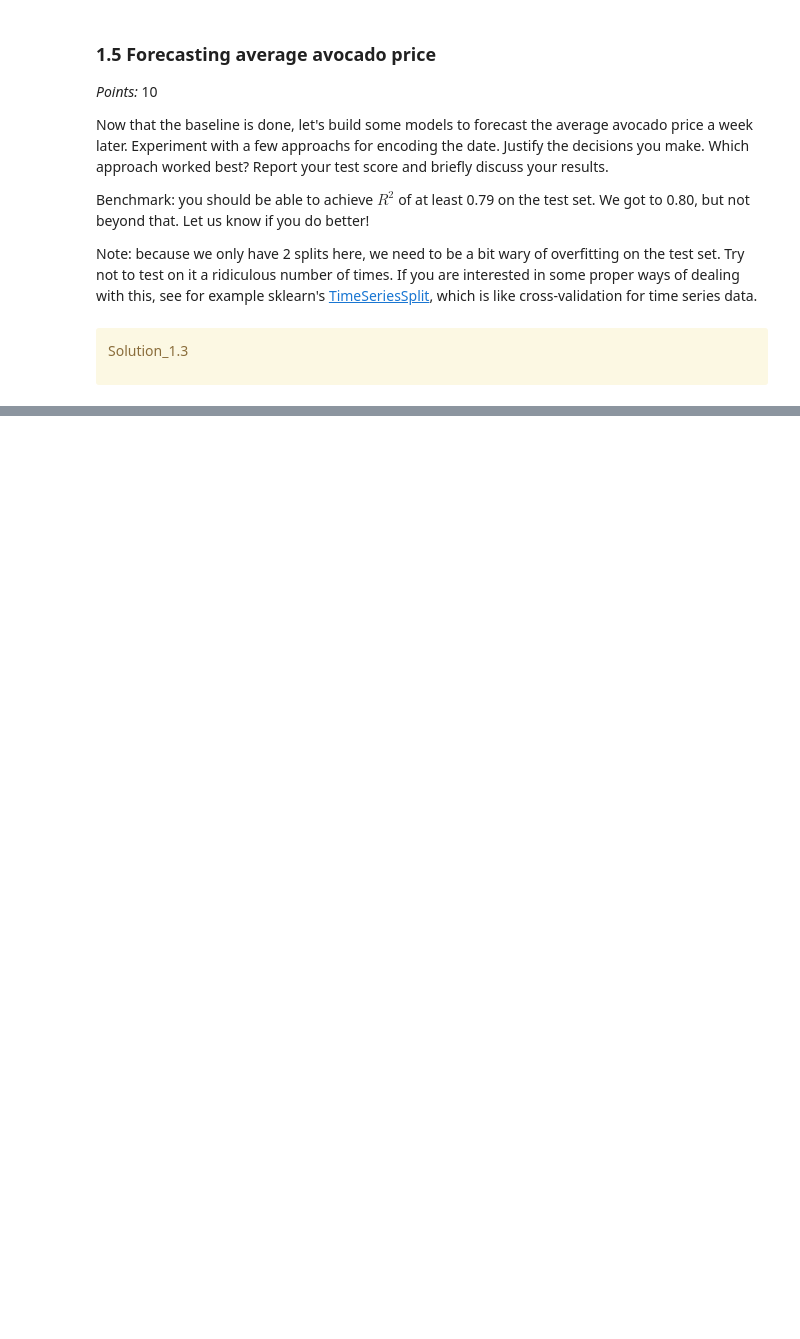
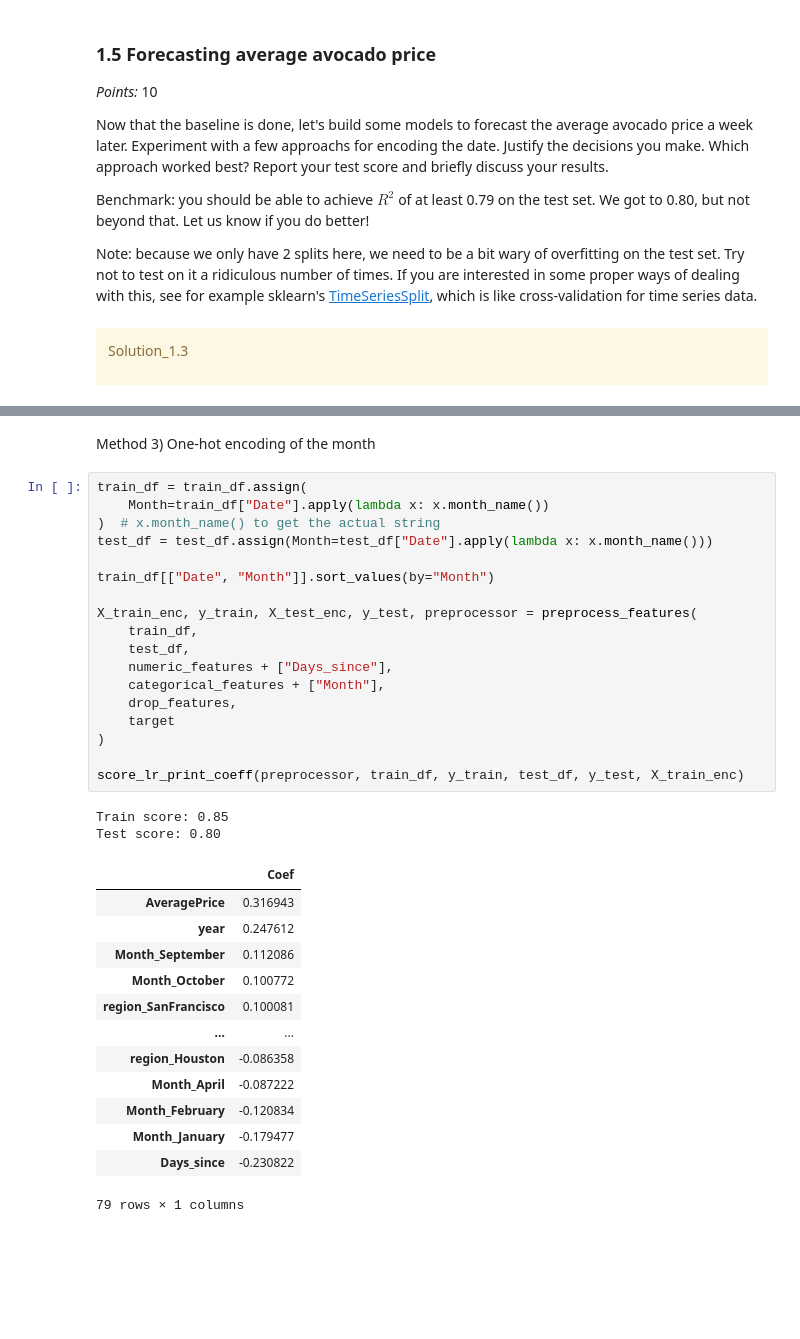
Before and after one commit to lindakiritchkov/cpsc330-2023W2, a Jupyter notebook: hw/hw8/hw8.ipynb, the cells around one changed output, grey strips where cells are left out. Drawn from its saved outputs; the diff is of its cells as text; blank space fills up the shorter version.

```diff
--- a/hw/hw8/hw8.ipynb
+++ b/hw/hw8/hw8.ipynb
@@ -450,3 +528,39 @@ Ellipsis
+# %% [markdown]
+Method 3) One-hot encoding of the month
+# %%
+train_df = train_df.assign(
+    Month=train_df["Date"].apply(lambda x: x.month_name())
+)  # x.month_name() to get the actual string
+test_df = test_df.assign(Month=test_df["Date"].apply(lambda x: x.month_name()))
+
+train_df[["Date", "Month"]].sort_values(by="Month")
+
+X_train_enc, y_train, X_test_enc, y_test, preprocessor = preprocess_features(
+    train_df,
+    test_df,
+    numeric_features + ["Days_since"],
+    categorical_features + ["Month"],
+    drop_features,
+    target
+)
+
+score_lr_print_coeff(preprocessor, train_df, y_train, test_df, y_test, X_train_enc)
+# %% [output]
+Train score: 0.85
+Test score: 0.80
+|  | Coef |
+| AveragePrice | 0.316943 |
+| year | 0.247612 |
+| Month_September | 0.112086 |
+| Month_October | 0.100772 |
+| region_SanFrancisco | 0.100081 |
+| ... | ... |
+| region_Houston | -0.086358 |
+| Month_April | -0.087222 |
+| Month_February | -0.120834 |
+| Month_January | -0.179477 |
+| Days_since | -0.230822 |
+79 rows × 1 columns
 # %% [markdown]
 <!-- END QUESTION -->
 
```
Also changed, not shown: parts of 35 cells of this notebook.
